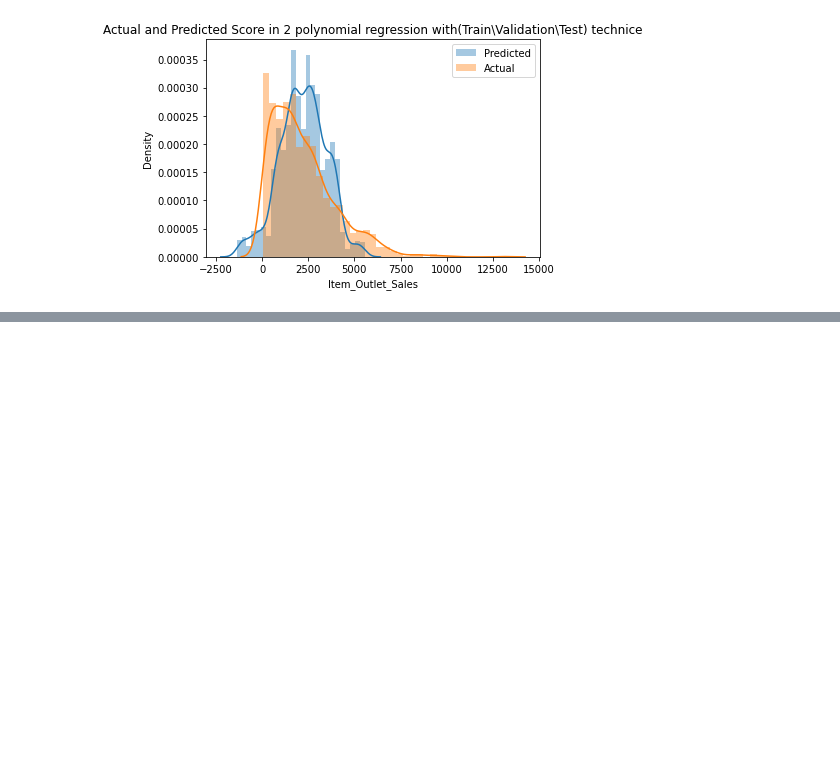
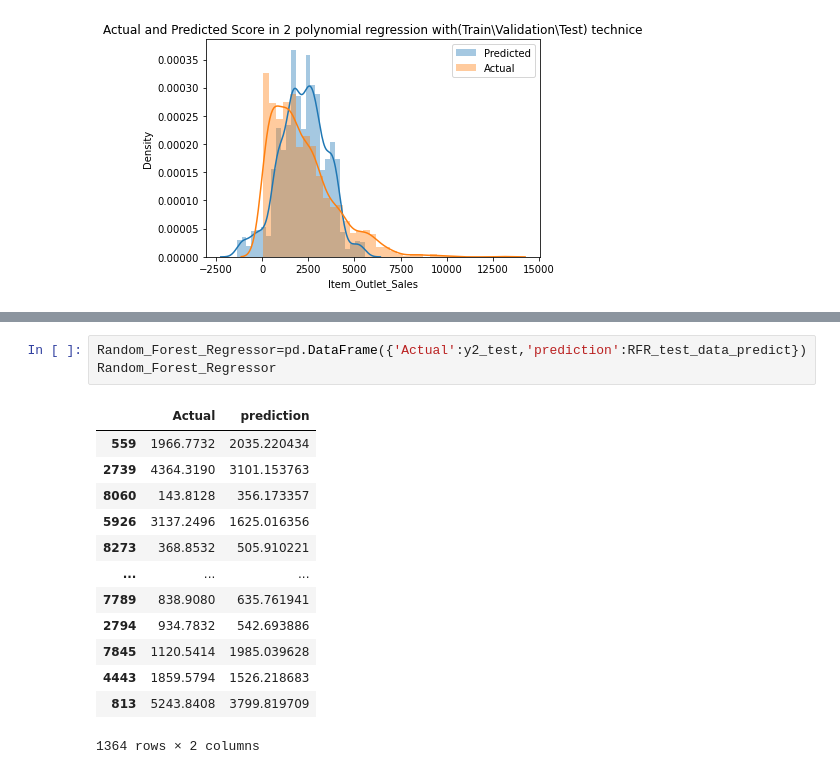
Before and after one commit to tahani321/Tahani-Alshedoukhi, a Jupyter notebook: MyProject-Copy1.ipynb, the cells around one changed output, grey strips where cells are left out. Cells and saved outputs as stored; diff of their text form; blank space fills up the shorter version.

```diff
--- a/MyProject-Copy1.ipynb
+++ b/MyProject-Copy1.ipynb
@@ -786,0 +765,17 @@ Average RandomForestRegressor(max_depth=5, min_samples_leaf=100, n_estimators=20
+# %%
+Random_Forest_Regressor=pd.DataFrame({'Actual':y2_test,'prediction':RFR_test_data_predict})
+Random_Forest_Regressor
+# %% [output]
+|  | Actual | prediction |
+| 559 | 1966.7732 | 2035.220434 |
+| 2739 | 4364.3190 | 3101.153763 |
+| 8060 | 143.8128 | 356.173357 |
+| 5926 | 3137.2496 | 1625.016356 |
+| 8273 | 368.8532 | 505.910221 |
+| ... | ... | ... |
+| 7789 | 838.9080 | 635.761941 |
+| 2794 | 934.7832 | 542.693886 |
+| 7845 | 1120.5414 | 1985.039628 |
+| 4443 | 1859.5794 | 1526.218683 |
+| 813 | 5243.8408 | 3799.819709 |
+1364 rows × 2 columns
```
Also changed, not shown: parts of 44 cells of this notebook.
